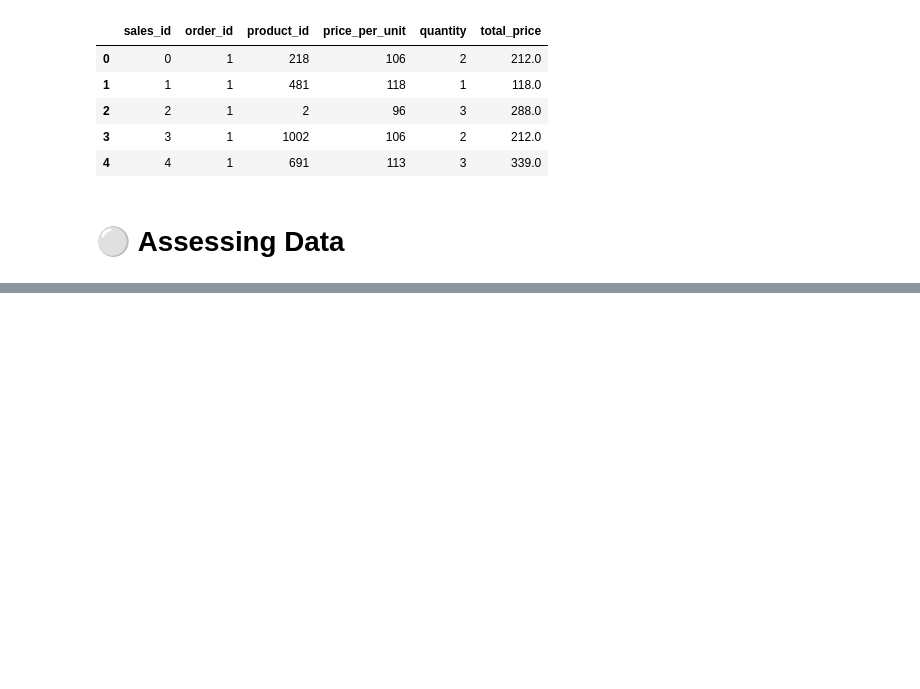
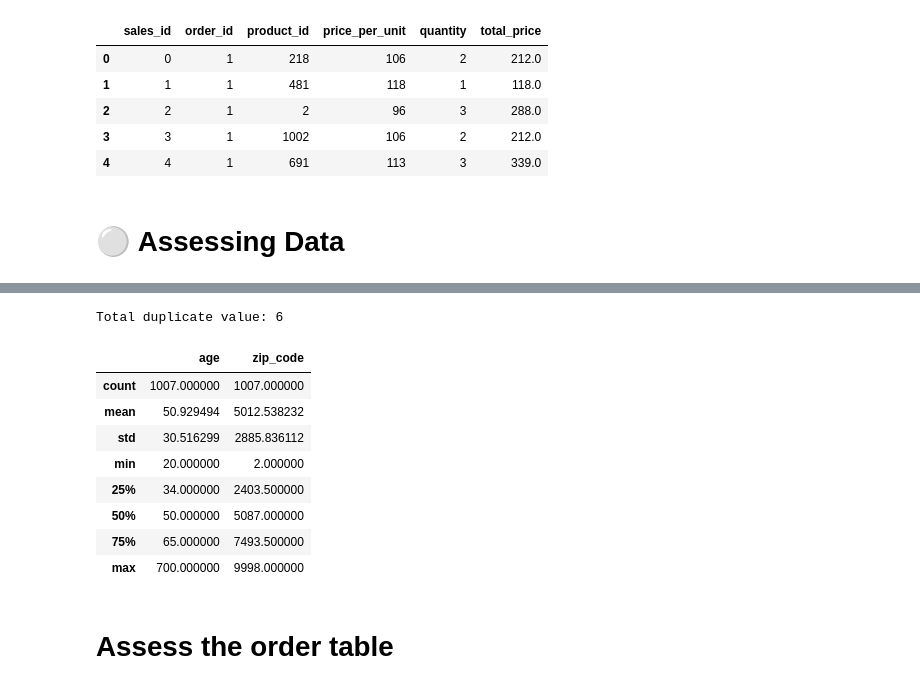
Before and after one commit to stefansphtr/Exercise-Project-Data-Analysis, a Jupyter notebook: Project.ipynb, the cells around one changed output, grey strips where cells are left out. Drawn from its saved outputs; the diff is of its cells as text; code cells hidden in the pictures; blank space fills up the shorter version.

```diff
--- a/Project.ipynb
+++ b/Project.ipynb
@@ -100,0 +122,8 @@ sales_df.head()
+# %%
+# Change the customer_id attribute to string
+
+customers_df["customer_id"] = customers_df["customer_id"].astype(str)
+
+# Check the data type of customer_id attribute
+
+customers_df.info()
@@ -100,0 +162,22 @@ sales_df.head()
+# %%
+# Check duplicate value in table customers
+
+print("Total duplicate value:", customers_df.duplicated().sum())
+# %% [output]
+Total duplicate value: 6
+# %%
+# Check Statistics of table customers
+
+customers_df.describe()
+# %% [output]
+|  | age | zip_code |
+| count | 1007.000000 | 1007.000000 |
+| mean | 50.929494 | 5012.538232 |
+| std | 30.516299 | 2885.836112 |
+| min | 20.000000 | 2.000000 |
+| 25% | 34.000000 | 2403.500000 |
+| 50% | 50.000000 | 5087.000000 |
+| 75% | 65.000000 | 7493.500000 |
+| max | 700.000000 | 9998.000000 |
+# %% [markdown]
+# Assess the order table
```
Also changed, not shown: parts of 18 cells of this notebook.
